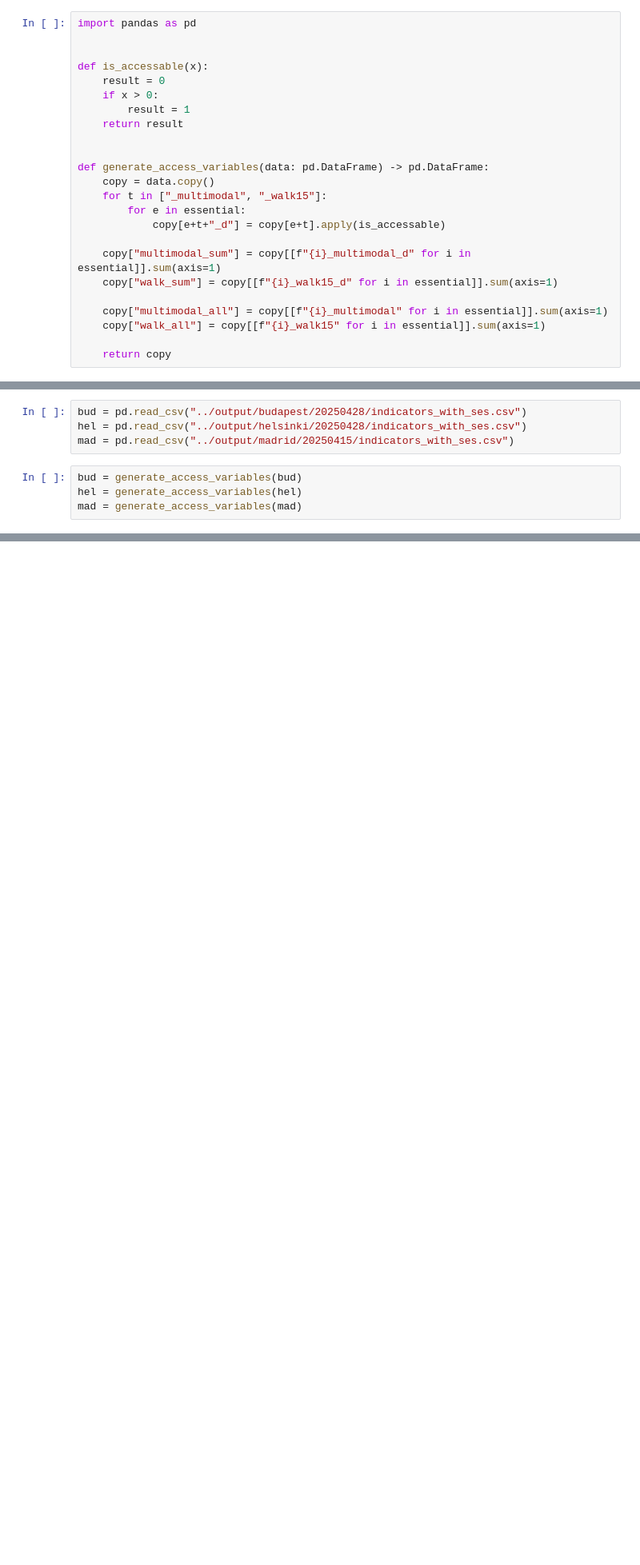
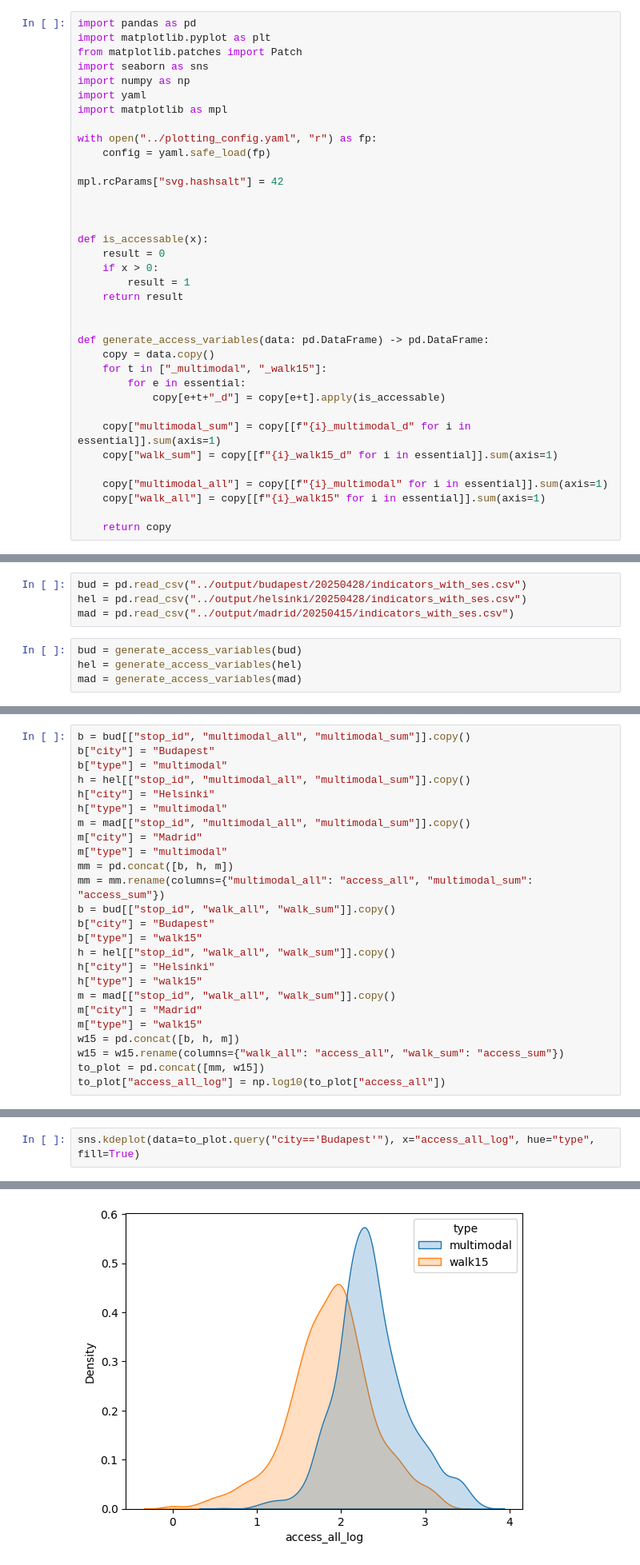
Before and after one commit to ANETILab/public_transport_in_the_15minute_city, a Jupyter notebook: notebooks/plot_accessibility_distribution.ipynb, the cells around one changed output, grey strips where cells are left out. Shown at 80% size. Saved outputs shown, nothing was run; the diff lists cells and outputs as text; blank space fills up the shorter version.

```diff
--- a/notebooks/plot_accessibility_distribution.ipynb
+++ b/notebooks/plot_accessibility_distribution.ipynb
@@ -1,5 +1,17 @@
 # %%
 import pandas as pd
+import matplotlib.pyplot as plt
+from matplotlib.patches import Patch
+import seaborn as sns
+import numpy as np
+import yaml
+import matplotlib as mpl
+
+with open("../plotting_config.yaml", "r") as fp:
+    config = yaml.safe_load(fp)
+
+mpl.rcParams["svg.hashsalt"] = 42
+
 
 
 def is_accessable(x):
@@ -34,0 +67,25 @@ mad = generate_access_variables(mad)
+# %%
+b = bud[["stop_id", "multimodal_all", "multimodal_sum"]].copy()
+b["city"] = "Budapest"
+b["type"] = "multimodal"
+h = hel[["stop_id", "multimodal_all", "multimodal_sum"]].copy()
+h["city"] = "Helsinki"
+h["type"] = "multimodal"
+m = mad[["stop_id", "multimodal_all", "multimodal_sum"]].copy()
+m["city"] = "Madrid"
+m["type"] = "multimodal"
+mm = pd.concat([b, h, m])
+mm = mm.rename(columns={"multimodal_all": "access_all", "multimodal_sum": "access_sum"})
+b = bud[["stop_id", "walk_all", "walk_sum"]].copy()
+b["city"] = "Budapest"
+b["type"] = "walk15"
+h = hel[["stop_id", "walk_all", "walk_sum"]].copy()
+h["city"] = "Helsinki"
+h["type"] = "walk15"
+m = mad[["stop_id", "walk_all", "walk_sum"]].copy()
+m["city"] = "Madrid"
+m["type"] = "walk15"
+w15 = pd.concat([b, h, m])
+w15 = w15.rename(columns={"walk_all": "access_all", "walk_sum": "access_sum"})
+to_plot = pd.concat([mm, w15])
+to_plot["access_all_log"] = np.log10(to_plot["access_all"])
@@ -34,0 +108,3 @@ mad = generate_access_variables(mad)
+# %%
+sns.kdeplot(data=to_plot.query("city=='Budapest'"), x="access_all_log", hue="type", fill=True)
+# %% [output]
@@ -34,0 +112 @@ mad = generate_access_variables(mad)
+[figure, added]
```
Also changed, not shown: parts of 6 cells of this notebook, 3 other files.
